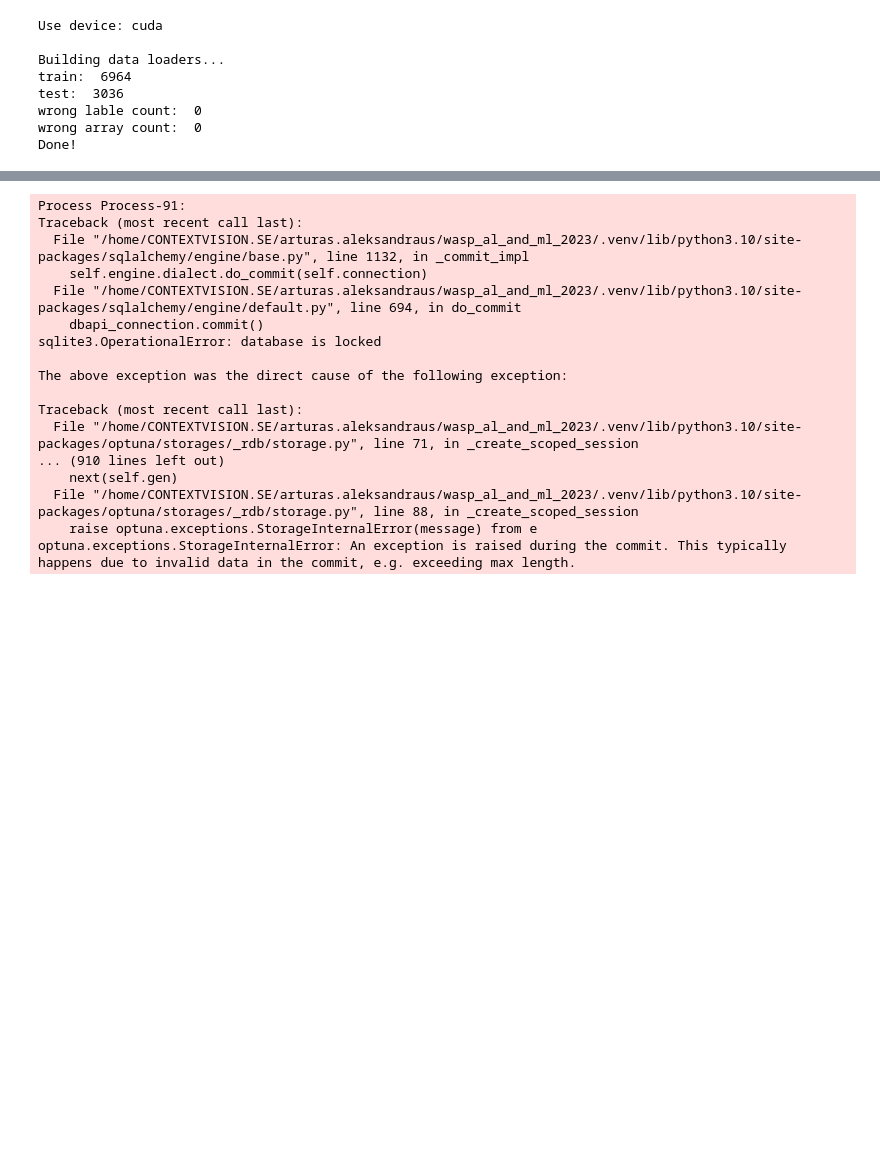
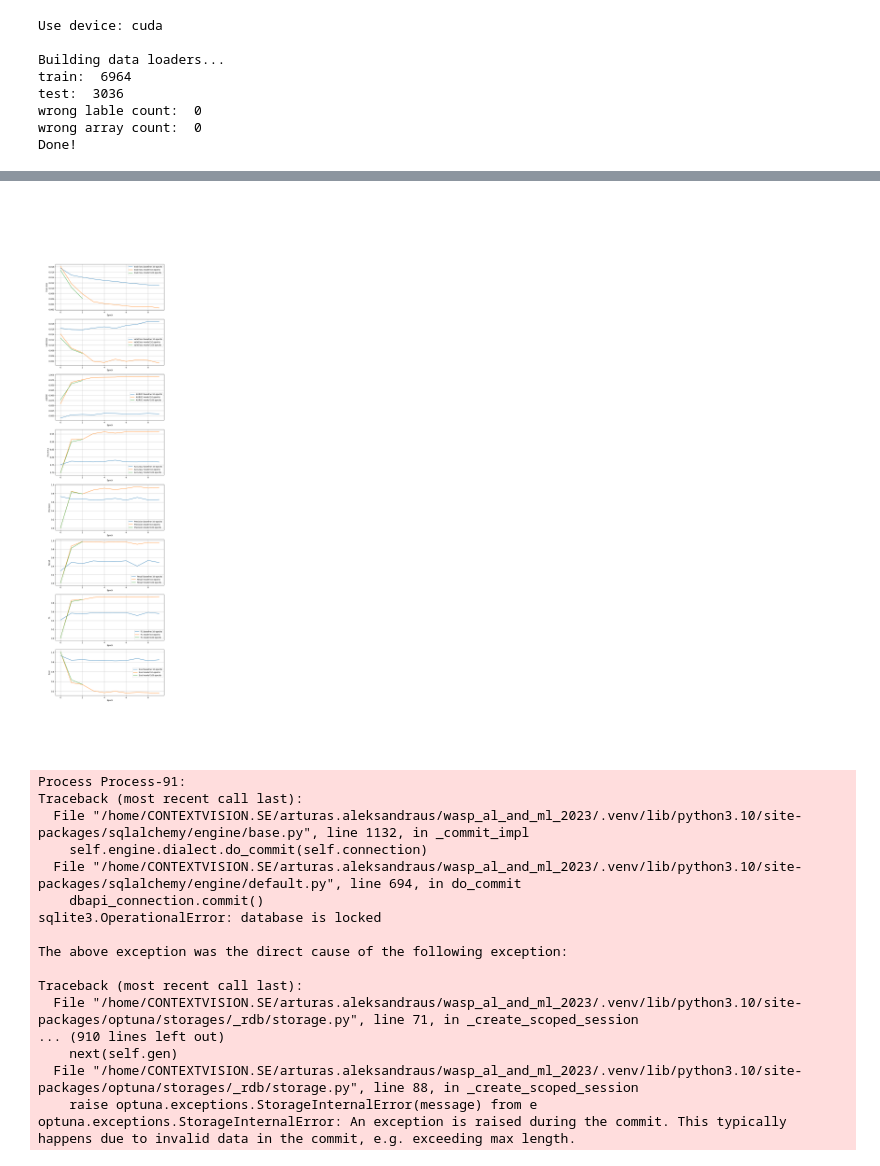
Before and after one commit to Arty-Facts/wasp_al_and_ml_2023, a Jupyter notebook: module3/assignment_ecg_classification.ipynb, the cells around one changed output, grey strips where cells are left out. Cells and saved outputs as stored; diff of their text form; code cells hidden in the pictures; blank space fills up the shorter version.

```diff
--- a/module3/assignment_ecg_classification.ipynb
+++ b/module3/assignment_ecg_classification.ipynb
@@ -1055,3 +1081,74 @@ Epoch  6:       Train Loss 0.003611     Valid Loss 0.004025     Auroc 0.989651
+# %%
+fig, ax = plt.subplots(8, 1, figsize=(10, 40))
+
+ax[0].plot(train_loss_bl, label='train loss baseline 10 epochs')
+ax[0].plot(train_loss_10, label='train loss model 10 epochs')
+ax[0].plot(train_loss_100, label='train loss model 100 epochs')
+ax[0].set_xlabel('Epoch')
+ax[0].set_ylabel('train loss')
+ax[0].legend()
+ax[0].grid()
+
+
+ax[1].plot(valid_loss_bl, label='valid loss baseline 10 epochs')
+ax[1].plot(valid_loss_10, label='valid loss model 10 epochs')
+ax[1].plot(valid_loss_100, label='valid loss model 100 epochs')
+ax[1].set_xlabel('Epoch')
+ax[1].set_ylabel('valid loss')
+ax[1].legend()
+ax[1].grid()
+
+ax[2].plot(auroc_bl, label='AUROC baseline 10 epochs')
+ax[2].plot(auroc_10, label='AUROC model 10 epochs')
+ax[2].plot(auroc_100, label='AUROC model 100 epochs')
+ax[2].set_xlabel('Epoch')
+ax[2].set_ylabel('AUROC')
+ax[2].legend()
+ax[2].grid()
+
+ax[3].plot(accuracy_bl, label='Accuracy baseline 10 epochs')
+ax[3].plot(accuracy_10, label='Accuracy model 10 epochs')
+ax[3].plot(accuracy_100, label='Accuracy model 100 epochs')
+ax[3].set_xlabel('Epoch')
+ax[3].set_ylabel('Accuracy')
+ax[3].legend()
+ax[3].grid()
+
+ax[4].plot(precision_bl, label='Precision baseline 10 epochs')
+ax[4].plot(precision_10, label='Precision model 10 epochs')
+ax[4].plot(precision_100, label='Precision model 100 epochs')
+ax[4].set_xlabel('Epoch')
+ax[4].set_ylabel('Precision')
+ax[4].legend()
+ax[4].grid()
+
+ax[5].plot(recall_bl, label='Recall baseline 10 epochs')
+ax[5].plot(recall_10, label='Recall model 10 epochs')
+ax[5].plot(recall_100, label='Recall model 100 epochs')
+ax[5].set_xlabel('Epoch')
+ax[5].set_ylabel('Recall')
+ax[5].legend()
+ax[5].grid()
+
+ax[6].plot(f1_bl, label='F1 baseline 10 epochs')
+ax[6].plot(f1_10, label='F1 model 10 epochs')
+ax[6].plot(f1_100, label='F1 model 100 epochs')
+ax[6].set_xlabel('Epoch')
+ax[6].set_ylabel('F1')
+ax[6].legend()
+ax[6].grid()
+
+ax[7].plot(eval_bl, label='Eval baseline 10 epochs')
+ax[7].plot(eval_10, label='Eval model 10 epochs')
+ax[7].plot(eval_100, label='Eval model 100 epochs')
+ax[7].set_xlabel('Epoch')
+ax[7].set_ylabel('Eval')
+ax[7].legend()
+ax[7].grid()
+
+plt.show()
+# %% [output]
+[figure, added]
 # %%
 from utils import optimize, base_model_objective, model_objective
 # %%
```
Also changed, not shown: parts of 4 cells of this notebook.
